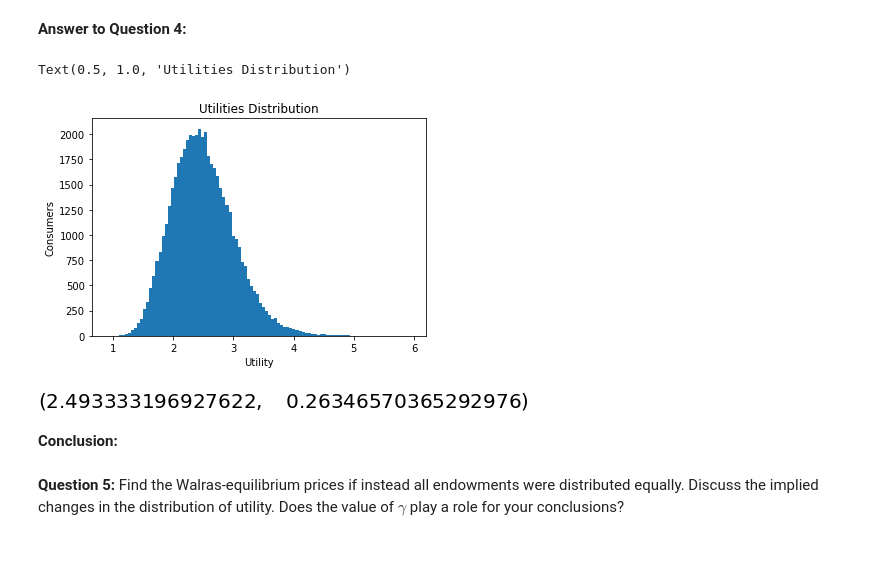
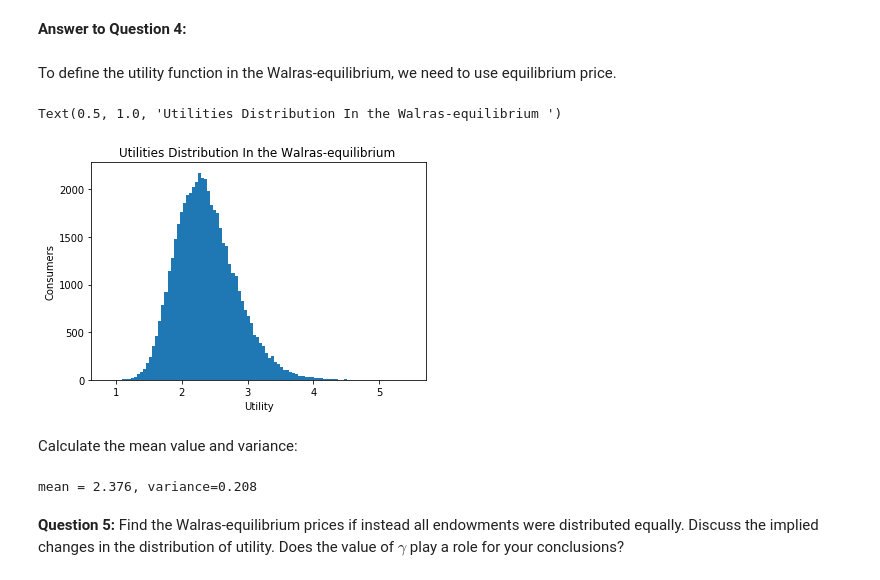
Before and after one commit to NumEconCopenhagen/projects-2019-bcg, a Jupyter notebook: examproject/exam_2019.ipynb, the cells around one changed output. Drawn from its saved outputs; the diff is of its cells as text; code cells hidden in the pictures; blank space fills up the shorter version.

```diff
--- a/examproject/exam_2019.ipynb
+++ b/examproject/exam_2019.ipynb
@@ -970,37 +948,42 @@ AssertionError:
 **Question 4:** Plot the distribution of utility in the Walras-equilibrium and calculate its mean and variance.
 # %% [markdown]
 **Answer to Question 4:**
+# %% [markdown]
+To define the utility function in the Walras-equilibrium, we need to use equilibrium price.
 # %%
+#use the price value in equilibrium
+p1=6.4900
+p2=2.6166
+
 # Calculate the utility function
-def utility(betas, p1, p2, e1, e2, e3, gamma):
+def utility(betas, e1, e2, e3, gamma):
 
-    I = p1*e1 + p2*e2 + e3
-    x1 = betas[:,0]*(I/p1)
-    x2 = betas[:,1]*(I/p2)
-    x3 = betas[:,2]*(I/1)
+    I = 6.49*e1 + 2.62*e2 + e3
+    x1 = betas[:,0]*(I/6.49)
+    x2 = betas[:,1]*(I/2.62)
+    x3 = betas[:,2]*I
 
     return (x1**betas[:,0] + x2**betas[:,1] + x3**betas[:,2])**gamma
+
+# Plot the utility function
+U = utility(betas,e1, e2, e3, gamma)
+
+plt.hist(U,100)
+plt.xlabel('Utility')
+plt.ylabel('Consumers')
+plt.title('Utilities Distribution In the Walras-equilibrium ')
+# %% [output]
+Text(0.5, 1.0, 'Utilities Distribution In the Walras-equilibrium ')
+[figure, added]
-# %%
-# Plot the utility function
-U = utility(betas, p1, p2, e1, e2, e3, gamma)
-
-plt.hist(U,100)
-plt.xlabel('Utility')
-plt.ylabel('Consumers')
-plt.title('Utilities Distribution')
-# %% [output]
-Text(0.5, 1.0, 'Utilities Distribution')
-[figure, removed]
+# %% [markdown]
+Calculate the mean value and variance:
 # %%
-# Calculate the mean value and variance
 mean = np.mean(U)
 variance = np.var(U)
 
-mean,variance
+print(f'mean = {mean:.3f}, variance={variance:.3f}')
 # %% [output]
-[figure, removed]
+mean = 2.376, variance=0.208
-# %% [markdown]
-**Conclusion:**
 # %% [markdown]
 **Question 5:** Find the Walras-equilibrium prices if instead all endowments were distributed equally. Discuss the implied changes in the distribution of utility. Does the value of $\gamma$ play a role for your conclusions?
 # %% [markdown]
```
Also changed, not shown: parts of 32 cells of this notebook.
